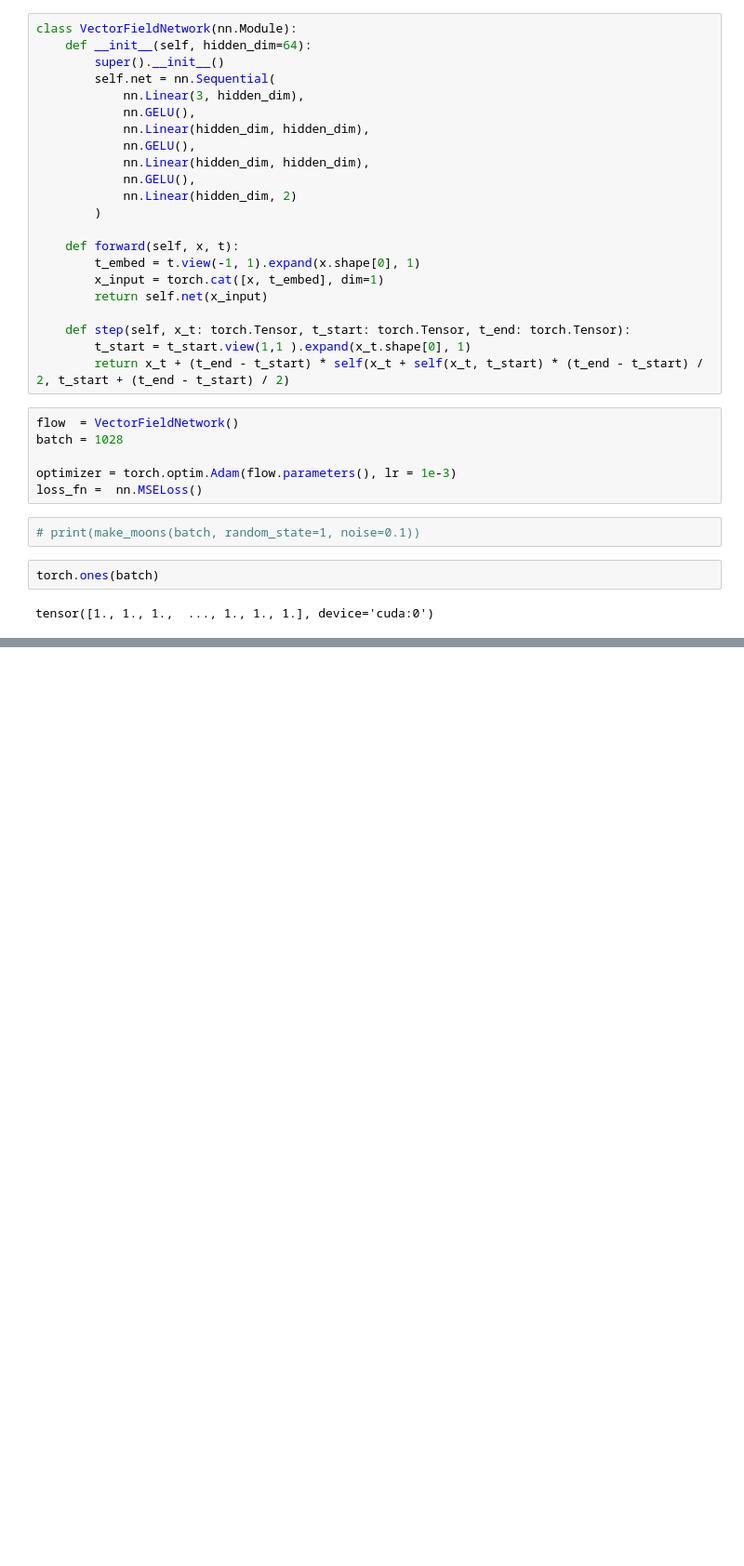
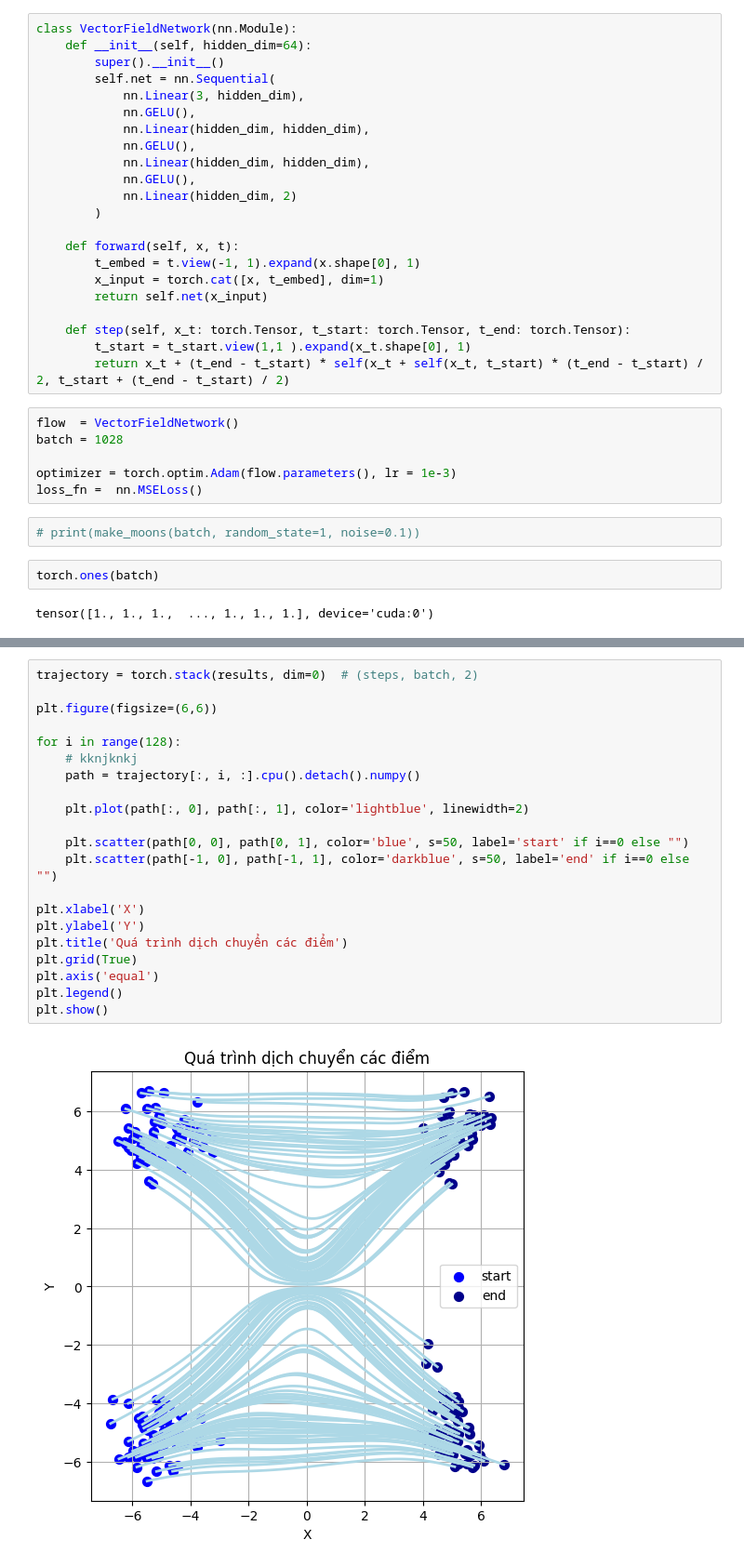
Before and after one commit to snozywolf59/ms2-signal-modelling-by-fm, a Jupyter notebook: demo-code/independent_coupling.ipynb, the cells around one changed output, grey strips where cells are left out. Shown: that part at 93% size. Cells and saved outputs as stored; diff of their text form; blank space fills up the shorter version.

```diff
--- a/demo-code/independent_coupling.ipynb
+++ b/demo-code/independent_coupling.ipynb
@@ -172,3 +221,26 @@ plt.show()
+# %%
+trajectory = torch.stack(results, dim=0)  # (steps, batch, 2)
+
+plt.figure(figsize=(6,6))
+
+for i in range(128):
+    # kknjknkj
+    path = trajectory[:, i, :].cpu().detach().numpy()
+
+    plt.plot(path[:, 0], path[:, 1], color='lightblue', linewidth=2)
+
+    plt.scatter(path[0, 0], path[0, 1], color='blue', s=50, label='start' if i==0 else "")
+    plt.scatter(path[-1, 0], path[-1, 1], color='darkblue', s=50, label='end' if i==0 else "")
+
+plt.xlabel('X')
+plt.ylabel('Y')
+plt.title('Quá trình dịch chuyển các điểm')
+plt.grid(True)
+plt.axis('equal')
+plt.legend()
+plt.show()
+# %% [output]
+[figure, added]
 # %%
 results_cpu_list = [r.detach().cpu().numpy() for r in results]
 print(results_cpu_list[0])
```
Also changed, not shown: parts of 10 cells of this notebook, 6 other files.
